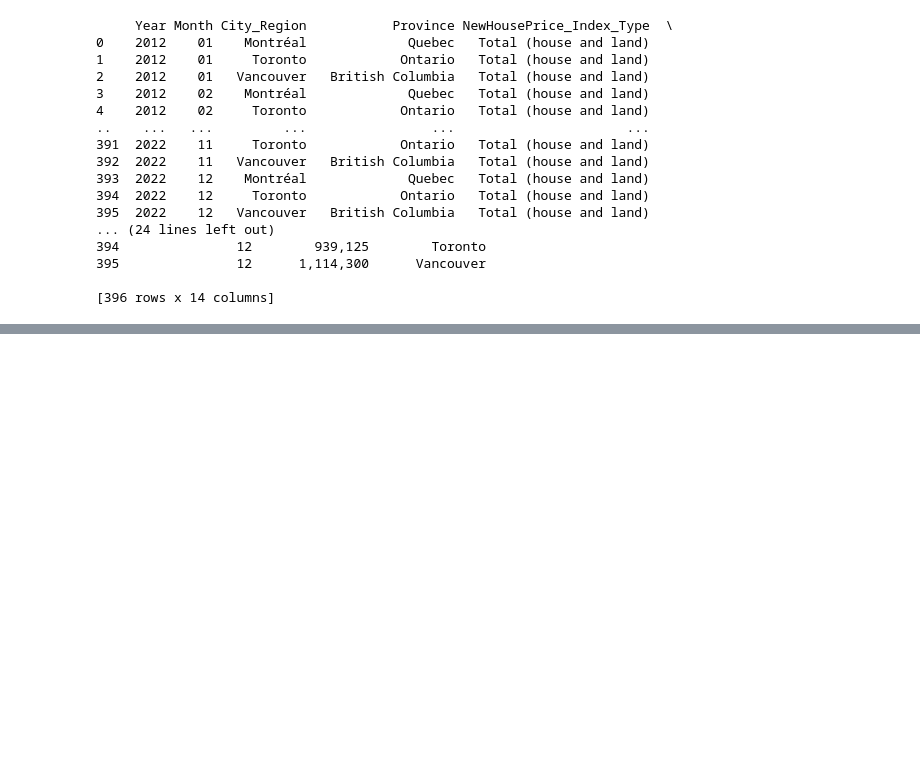
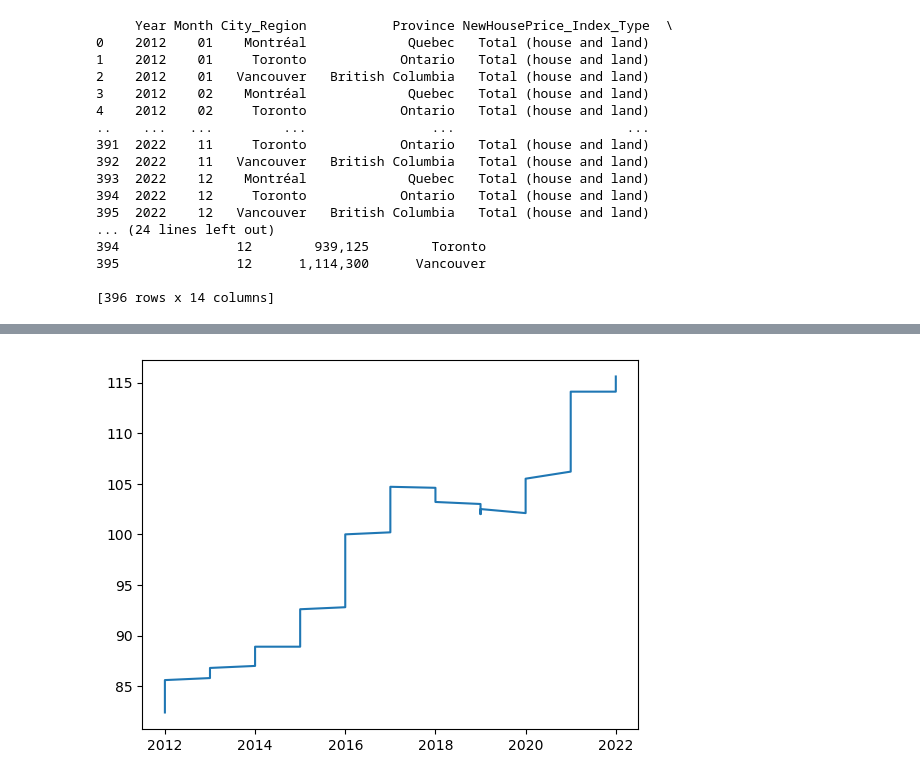
Before and after one commit to Ao-27/Project1_Group1_HousingMarket, a Jupyter notebook: group1_housing_solution.ipynb, the cells around one changed output, grey strips where cells are left out. Drawn from its saved outputs; the diff is of its cells as text; code cells hidden in the pictures; blank space fills up the shorter version.

Commit message:
Plot Trial + Error - Data Fixes

```diff
--- a/group1_housing_solution.ipynb
+++ b/group1_housing_solution.ipynb
@@ -779,8 +779,10 @@ date_diff = RIGHT_to_Final_City_Filtered_DF['DATE'] - right_min_date
 
 #Leverages the above calculation to transform the datapoint into Months rather than the literal Days.
 date_diff_months = date_diff.dt.days // 30
+date_diff_years = date_diff.dt.days // 365
 
 print(date_diff_months)
+print(date_diff_years)
 # %% [output]
 0        0
 1        0
@@ -800,7 +807,8 @@ RIGHT_to_Final_City_Filtered_DF['right_max_date'] = right_max_date
 RIGHT_to_Final_City_Filtered_DF['right_min_date'] = right_min_date
 
 #Secondly, another column for a DateDiff by MIN year to ['DATE'] column
-RIGHT_to_Final_City_Filtered_DF['date_diff_months'] = date_diff_months + 1 #Confirms the DataSets "month of observation". Where #1 represents the month of 2012-01-01 where our RIGHT JOIN data set commences.
+RIGHT_to_Final_City_Filtered_DF['date_diff_months'] = date_diff_months #+ 1    #Removed "plus 1" to keep data true and the "+1" can be added within the plotting code blocks if needed.
+RIGHT_to_Final_City_Filtered_DF['date_diff_years'] = date_diff_years
 
 #Confirm that the data can successfully be observed within the Core Analysis_DF to enable our plotting.
 RIGHT_to_Final_City_Filtered_DF
@@ -821,15 +860,4 @@ RIGHT_to_Final_City_Filtered_DF
 # %%
-#Validate the Dtypes within our Analysis_DF to confirm if anything has to be converted to float.
-print(RIGHT_to_Final_City_Filtered_DF.dtypes)
-
-#Confirmed1 > ["VALUE"] (StatsCan "scale of price") is already float64
-#Confirmed2 > ["date_diff_months"] (Our CUSTOM "scale" of dates for plotting) is int64
-#Confirmed3 > ['Avg_HousePrice'] (Our COMPARATIVE data as the "real" scale of price) is an object
-#Confirmed4 > ['DATE] is in DateTime format
-
-#Linregress requires float as the datatype to execute.
-# via URL => https://docs.scipy.org/doc/scipy/reference/generated/scipy.stats.linregress.html
-
 #Converting the Avg_HousePrice to Float
 #1st need to replace any "," values from the string to enable to_numeric or float conversions.
 #Approach via URL => https://stackoverflow.com/questions/28986489/how-to-replace-text-in-a-string-column-of-a-pandas-dataframe
@@ -839,8 +867,11 @@ RIGHT_to_Final_City_Filtered_DF['Avg_HousePrice'] = RIGHT_to_Final_City_Filtered
 
 #Execute the conversion to float for the plotting needs.
 #NOTE for Team => making the code more easy to follow and robust by adding the ".astype('string')" even though as already know it is ... it is very easy to forget since the "int64"(date_diff_months) .. wouldn't go to float without me setting it to "string".
+RIGHT_to_Final_City_Filtered_DF['Year'] = pd.Series(RIGHT_to_Final_City_Filtered_DF['Year'].astype('string')).astype(float)
+RIGHT_to_Final_City_Filtered_DF['Month'] = pd.Series(RIGHT_to_Final_City_Filtered_DF['Month'].astype('string')).astype(float)
 RIGHT_to_Final_City_Filtered_DF['Avg_HousePrice'] = pd.Series(RIGHT_to_Final_City_Filtered_DF['Avg_HousePrice'].astype('string')).astype(float)
 RIGHT_to_Final_City_Filtered_DF['date_diff_months'] = pd.Series(RIGHT_to_Final_City_Filtered_DF['date_diff_months'].astype('string')).astype(float)
+RIGHT_to_Final_City_Filtered_DF['date_diff_years'] = pd.Series(RIGHT_to_Final_City_Filtered_DF['date_diff_years'].astype('string')).astype(float)
 
 #Create Display column separate to "calculate plots with" Column.
 RIGHT_to_Final_City_Filtered_DF['Avg_HousePrice_Display'] = pd.Series(RIGHT_to_Final_City_Filtered_DF['Avg_HousePrice']).astype(float).map("${:,.2f}".format)
@@ -850,4 +881,5 @@ RIGHT_to_Final_City_Filtered_DF['Avg_HousePrice_Display'] = pd.Series(RIGHT_to_F
 #print(RIGHT_to_Final_City_Filtered_DF['Avg_HousePrice_Display'])
 
 print('AsType_Validations = {}'.format(RIGHT_to_Final_City_Filtered_DF.loc[:, ['date_diff_months','Avg_HousePrice', 'Avg_HousePrice_Display']]))
+print(RIGHT_to_Final_City_Filtered_DF.dtypes)
 # %% [output]
@@ -884,0 +955,10 @@ RIGHT_to_Final_City_Filtered_DF.tail()
+# %%
+StatsCan_Toronto_Plot = plt.plot(
+    RIGHT_to_Final_City_Filtered_DF.loc[(RIGHT_to_Final_City_Filtered_DF["UOM"]=="Index, 201612=100") & (RIGHT_to_Final_City_Filtered_DF["NewHousePrice_Index_Type"]=="Total (house and land)") & (RIGHT_to_Final_City_Filtered_DF["City_Region"]=="Toronto"),"Year"]
+     ,
+     RIGHT_to_Final_City_Filtered_DF.loc[(RIGHT_to_Final_City_Filtered_DF["UOM"]=="Index, 201612=100") & (RIGHT_to_Final_City_Filtered_DF["City_Region"]=="Toronto"),"VALUE"])
+
+#Simpler approach taken using URL => https://realpython.com/pandas-plot-python/
+#Very code heavy and likely not as dynamic as expected to plot all 3 lines together.
+# %% [output]
+[figure, added]
```
Also changed, not shown: parts of 15 cells of this notebook, 1 other file.
